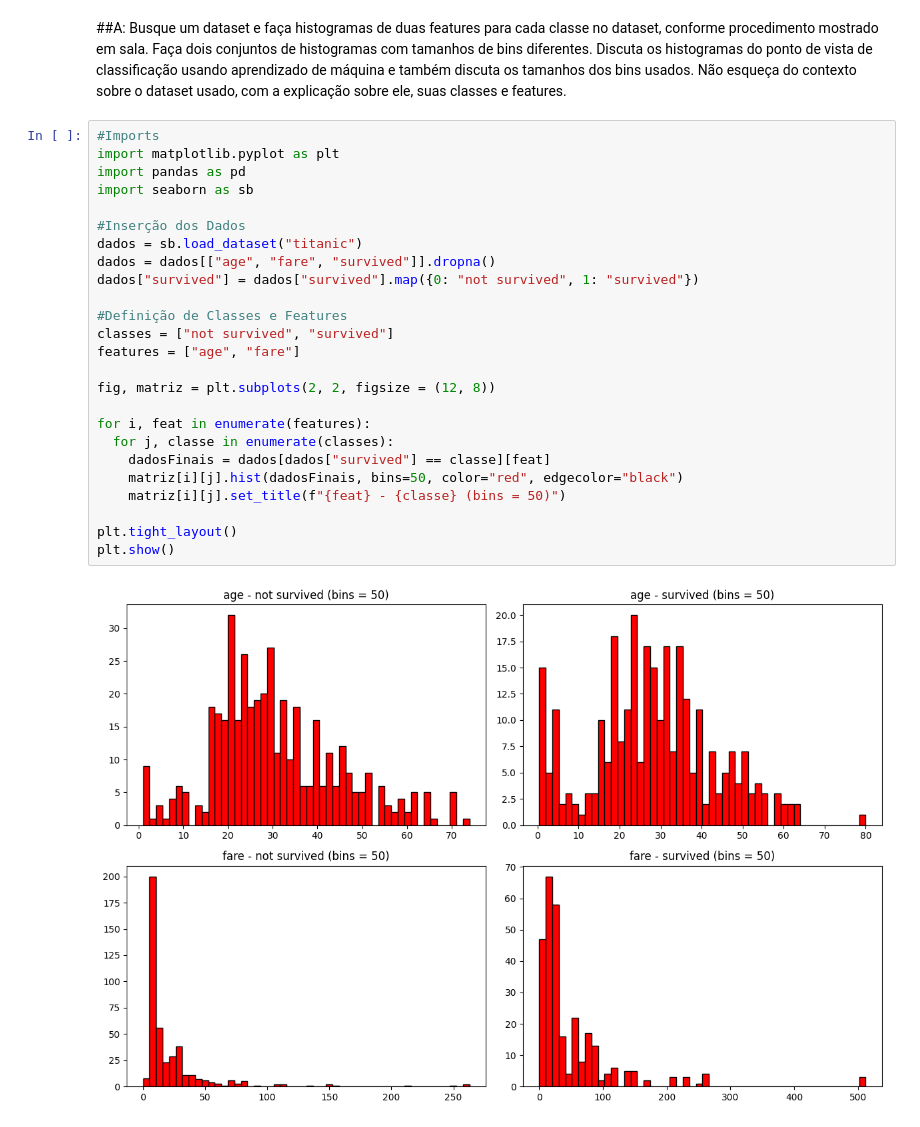
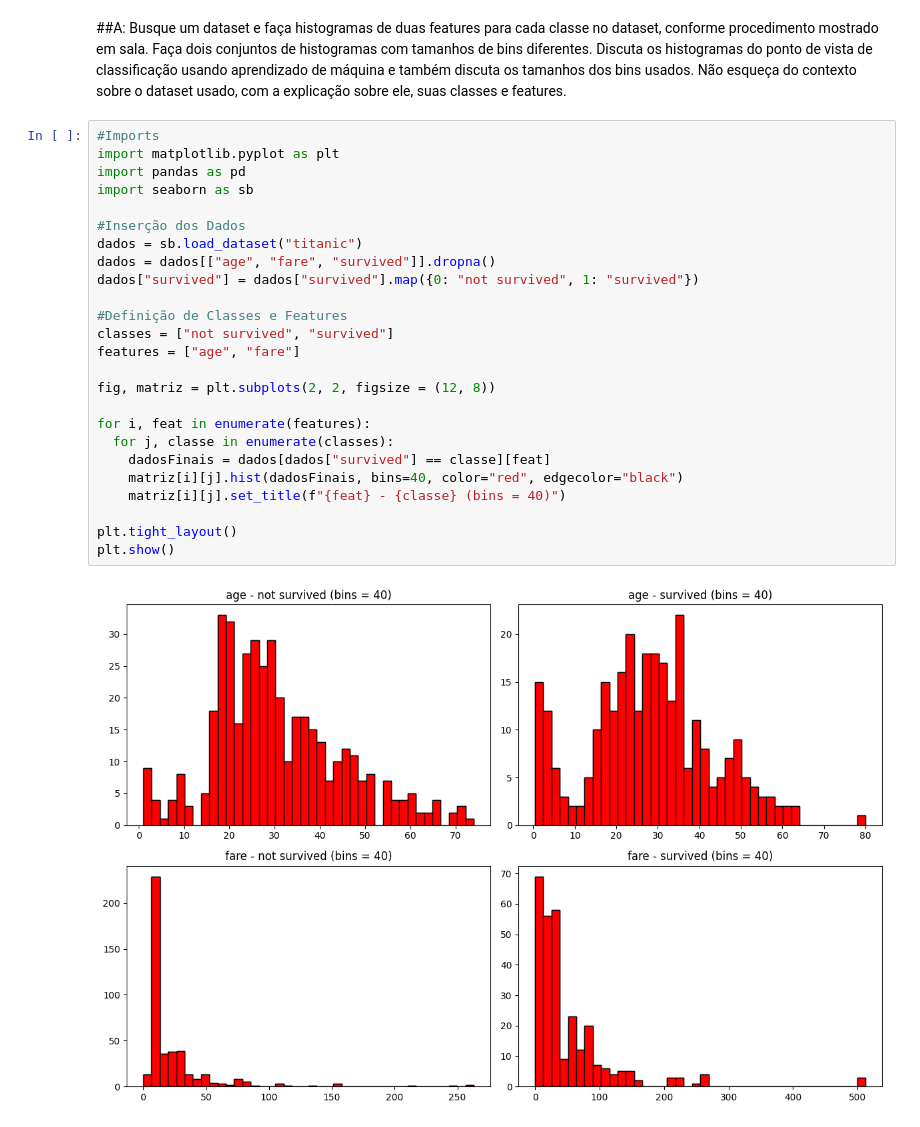
Before and after one commit to falloutdey/Atividade1_LLM_e_Estatistica, a Jupyter notebook: Atividade1_LLM_e_Estatistica.ipynb, the cells around one changed output. Drawn from its saved outputs; the diff is of its cells as text.

```diff
--- a/Atividade1_LLM_e_Estatistica.ipynb
+++ b/Atividade1_LLM_e_Estatistica.ipynb
@@ -7,27 +7,27 @@
 # %%
 #Imports
 import matplotlib.pyplot as plt
 import pandas as pd
 import seaborn as sb
 
 #Inserção dos Dados
 dados = sb.load_dataset("titanic")
 dados = dados[["age", "fare", "survived"]].dropna()
 dados["survived"] = dados["survived"].map({0: "not survived", 1: "survived"})
 
 #Definição de Classes e Features
 classes = ["not survived", "survived"]
 features = ["age", "fare"]
 
 fig, matriz = plt.subplots(2, 2, figsize = (12, 8))
 
 for i, feat in enumerate(features):
   for j, classe in enumerate(classes):
     dadosFinais = dados[dados["survived"] == classe][feat]
-    matriz[i][j].hist(dadosFinais, bins=50, color="red", edgecolor="black")
-    matriz[i][j].set_title(f"{feat} - {classe} (bins = 50)")
+    matriz[i][j].hist(dadosFinais, bins=40, color="red", edgecolor="black")
+    matriz[i][j].set_title(f"{feat} - {classe} (bins = 40)")
 
 plt.tight_layout()
 plt.show()
 # %% [output]
-[figure, old version]
+[figure, new version]
```
